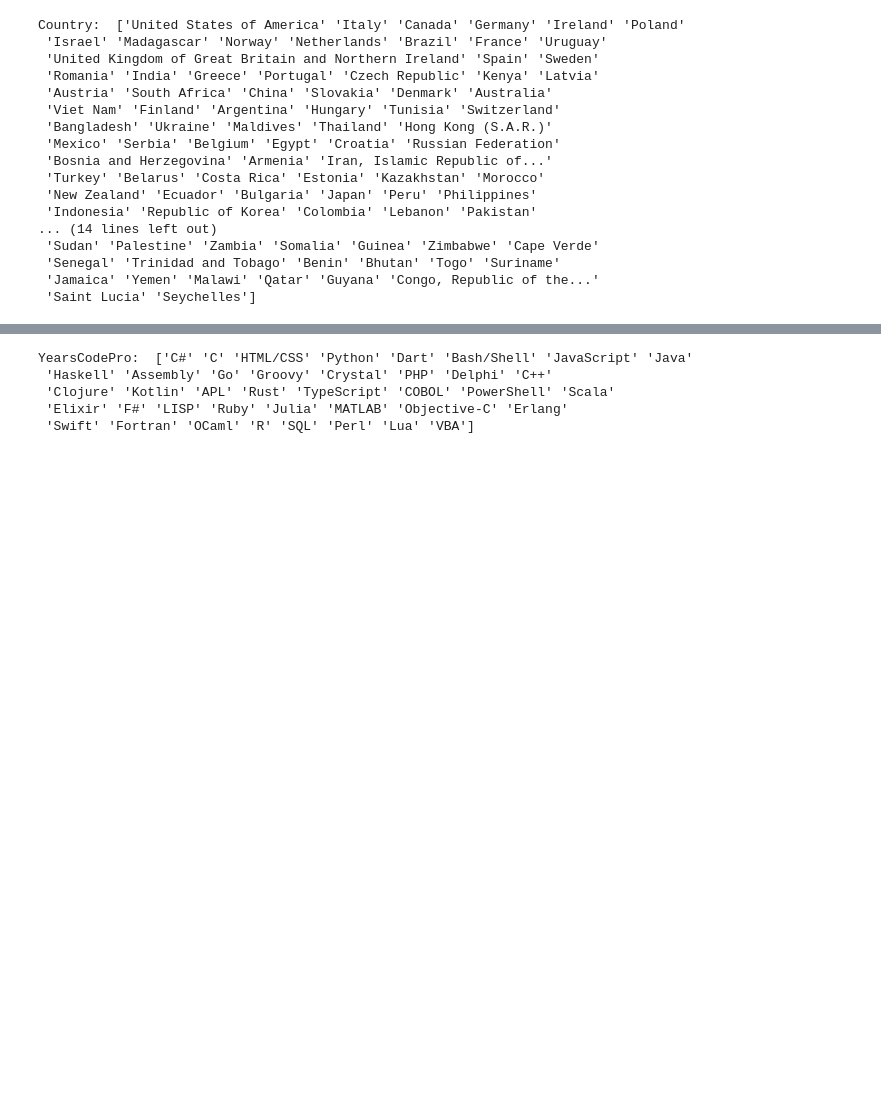
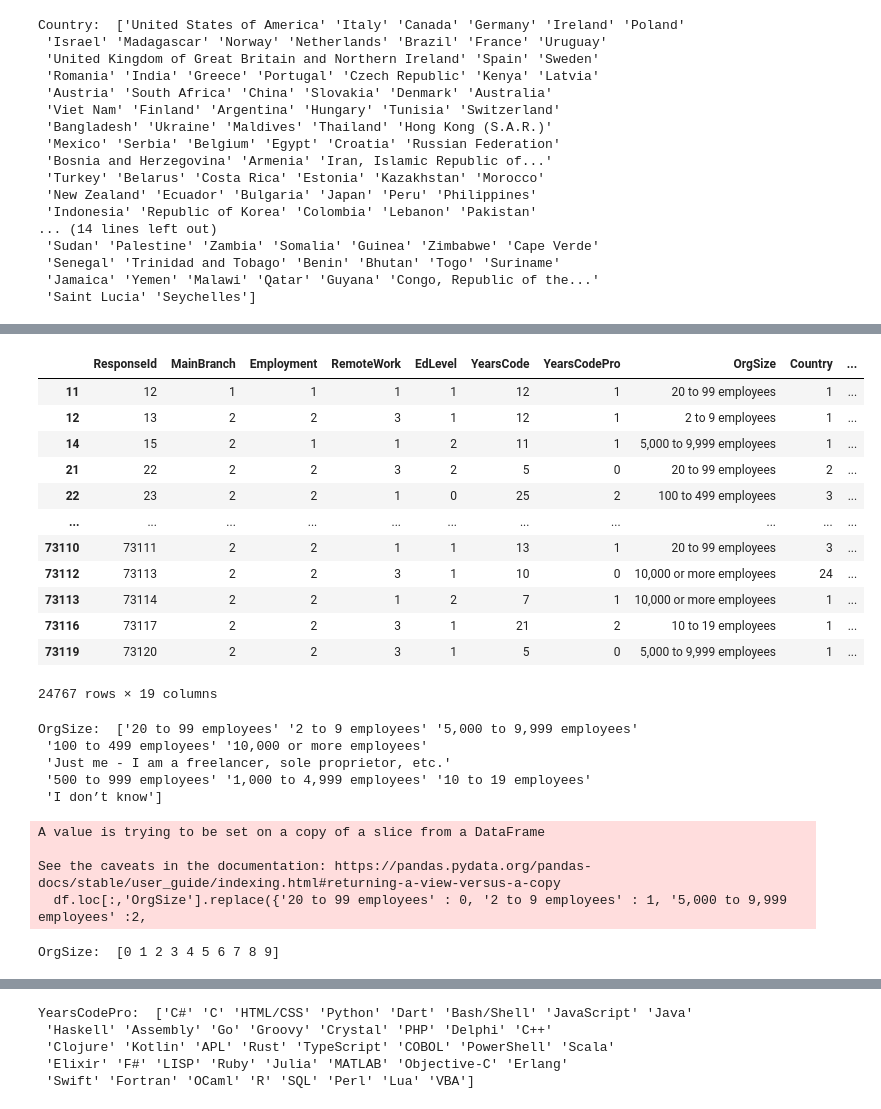
Before and after one commit to tomasohCHOM/PredictMyTechSalary, a Jupyter notebook: Data_Cleaning.ipynb, the cells around one changed output, grey strips where cells are left out. Cells and saved outputs as stored; diff of their text form; code cells hidden in the pictures; blank space fills up the shorter version.

Commit message:
Data cleaned

```diff
--- a/Data_Cleaning.ipynb
+++ b/Data_Cleaning.ipynb
@@ -23,7 +23,7 @@ from sklearn.metrics import confusion_matrix, classification_report
 
 
 # upload data
-df = pd.read_csv('data.csv')
+df = pd.read_csv('datacopy.csv')
 # %%
 # displaying coloums
 result = df.head(0)
@@ -188,7 +193,7 @@ EdLevel:  ['Bachelor’s degree (B.A., B.S., B.Eng., etc.)'
  'Associate degree (A.A., A.S., etc.)' 'Primary/elementary school'
  'Professional degree (JD, MD, etc.)']
 # %%
-df.loc[:,'RemoteWork'].replace({'Bachelor’s degree (B.A., B.S., B.Eng., etc.)' : 1,
+df.loc[:,'EdLevel'].replace({'Bachelor’s degree (B.A., B.S., B.Eng., etc.)' : 1,
 'Master’s degree (M.A., M.S., M.Eng., MBA, etc.)':2, 'Something else':0,
 'Secondary school (e.g. American high school, German Realschule or Gymnasium, etc.)' : 3,
 'Some college/university study without earning a degree' : 4,
@@ -285,0 +265,33 @@ LanguageHaveWorkedWith:  ['C#;HTML/CSS;JavaScript;PowerShell;Python;Rust;SQL'
+# %%
+df.loc[:,'Country'].replace({'United States of America': 1,
+                             'Italy' : 2, 'Canada' : 3, 'Germany' : 4,
+                             'Ireland' : 5, 'Poland' : 6, 'Israel' : 7, 'Madagascar' : 8,
+
+                             'Norway' : 9, 'Netherlands' : 10, 'Brazil' : 11, 'France' : 12, 'Uruguay' : 13,
+                             'United Kingdom of Great Britain and Northern Ireland' : 14, 'Spain' : 15,
+                             'Sweden' : 16, 'Romania' : 17, 'India' : 18, 'Greece' : 19, 'Portugal' : 20,
+                             'Czech Republic' : 21, 'Kenya' : 22, 'Latvia' : 23, 'Austria' : 24,
+                             'South Africa' : 25, 'China' : 26, 'Slovakia' : 27, 'Denmark' : 28, 'Australia' : 29,
+                             'Viet Nam' : 30, 'Finland' : 31, 'Argentina' : 32, 'Hungary' : 33, 'Tunisia' : 34,
+                             'Switzerland' : 35, 'Bangladesh' : 36, 'Ukraine' : 37, 'Maldives' : 38,
+                             'Thailand' : 39, 'Hong Kong (S.A.R.)' : 40, 'Mexico' : 41, 'Serbia' : 42, 'Belgium' : 43,
+                             'Egypt' : 44, 'Croatia' : 45, 'Russian Federation' : 46, 'Bosnia and Herzegovina' : 47,
+                             'Armenia' : 48, 'Iran, Islamic Republic of...' : 49, 'Turkey' : 50, 'Belarus' : 51,
+                             'Costa Rica' : 52, 'Estonia' : 53, 'Kazakhstan' : 54, 'Morocco' : 55, 'New Zealand' : 56,
+                             'Ecuador' : 57, 'Bulgaria' : 58, 'Japan' : 59, 'Peru' : 60, 'Philippines' : 61, 'Indonesia' : 62,
+                             'Republic of Korea' : 63, 'Colombia' : 64, 'Lebanon' : 65, 'Pakistan' : 66, 'Guatemala' : 67,
+                             'Chile' : 68, 'Nepal' : 69, 'Jordan' : 70, 'Azerbaijan' : 71, 'Sri Lanka' : 72, 'United Arab Emirates' : 73, 'Singapore' : 74,
+                             'South Korea' : 75, 'Lithuania' : 76, 'Taiwan' : 77, 'Saudi Arabia' : 78, 'Slovenia' : 79, 'Nigeria' : 80,
+                             'Malaysia' : 81, 'Ethiopia' : 82, 'Cyprus' : 83, 'Andorra' : 84, 'Luxembourg' : 85, 'The former Yugoslav Republic of Macedonia' : 86,
+                             'Syrian Arab Republic' : 87, 'Montenegro' : 88, 'Cambodia' : 89, 'Fiji' : 90, 'Mongolia' : 91,
+                             'Tajikistan' : 92, 'Timor-Leste' : 93, 'Afghanistan' : 94, 'United Republic of Tanzania' : 95,
+                             'Ghana' : 96, 'Cameroon' : 97, 'Kosovo' : 98, 'Turkmenistan' : 99, 'Republic of Moldova' : 100, 'Botswana' : 101,
+                             'Albania' : 102, 'Myanmar' : 103, 'Georgia' : 104, 'Dominican Republic' : 105, 'Rwanda' : 106, 'Malta' : 107,
+                             'Venezuela, Bolivarian Republic of...' : 108, 'El Salvador' : 109, 'Bolivia' : 110, 'Isle of Man' : 111, 'Algeria' : 112, 'Mali' : 113,
+                             'Panama' : 114, "Lao People's Democratic Republic" : 115, 'Iceland' : 116, 'Honduras' : 117, 'Bahrain' : 118,
+                             'Paraguay' : 119, 'Cuba' : 120, 'Democratic Republic of the Congo' : 121, "Côte d'Ivoire" : 122, 'Uganda' : 123, 'Mauritius' : 124, 'Nicaragua' : 125, 'Uzbekistan' : 126, 'Iraq' : 127, 'Kyrgyzstan' : 128, 'Mozambique' : 129,
+                             'Kuwait' : 130, 'Libyan Arab Jamahiriya' : 131, 'Angola' : 132, 'Nomadic' : 133, 'Oman' : 134, 'Sudan' : 135,
+                             'Palestine' : 136, 'Zambia' : 137, 'Somalia' : 138, 'Guinea' : 139, 'Zimbabwe' : 140, 'Cape Verde' : 141,
+                             'Senegal' : 142, 'Trinidad and Tobago' : 143, 'Benin' : 144, 'Bhutan' : 145, 'Togo' : 146, 'Suriname' : 147,
+                             'Jamaica' : 148, 'Yemen' : 149, 'Malawi' : 150, 'Qatar' : 151, 'Guyana' : 152, 'Congo, Republic of the...' : 153,
+                             'Saint Lucia' : 154, 'Seychelles' : 155}, inplace=True)
@@ -285,0 +316,39 @@ LanguageHaveWorkedWith:  ['C#;HTML/CSS;JavaScript;PowerShell;Python;Rust;SQL'
+# %%
+df
+# %% [output]
+|  | ResponseId | MainBranch | Employment | RemoteWork | EdLevel | YearsCode | YearsCodePro | OrgSize | Country | ... |
+| 11 | 12 | 1 | 1 | 1 | 1 | 12 | 1 | 20 to 99 employees | 1 | ... |
+| 12 | 13 | 2 | 2 | 3 | 1 | 12 | 1 | 2 to 9 employees | 1 | ... |
+| 14 | 15 | 2 | 1 | 1 | 2 | 11 | 1 | 5,000 to 9,999 employees | 1 | ... |
+| 21 | 22 | 2 | 2 | 3 | 2 | 5 | 0 | 20 to 99 employees | 2 | ... |
+| 22 | 23 | 2 | 2 | 1 | 0 | 25 | 2 | 100 to 499 employees | 3 | ... |
+| ... | ... | ... | ... | ... | ... | ... | ... | ... | ... | ... |
+| 73110 | 73111 | 2 | 2 | 1 | 1 | 13 | 1 | 20 to 99 employees | 3 | ... |
+| 73112 | 73113 | 2 | 2 | 3 | 1 | 10 | 0 | 10,000 or more employees | 24 | ... |
+| 73113 | 73114 | 2 | 2 | 1 | 2 | 7 | 1 | 10,000 or more employees | 1 | ... |
+| 73116 | 73117 | 2 | 2 | 3 | 1 | 21 | 2 | 10 to 19 employees | 1 | ... |
+| 73119 | 73120 | 2 | 2 | 3 | 1 | 5 | 0 | 5,000 to 9,999 employees | 1 | ... |
+24767 rows × 19 columns
+# %%
+#let's display all unique values in 'OrgSize' column
+print('OrgSize: ', df['OrgSize'].unique())
+# %% [output]
+OrgSize:  ['20 to 99 employees' '2 to 9 employees' '5,000 to 9,999 employees'
+ '100 to 499 employees' '10,000 or more employees'
+ 'Just me - I am a freelancer, sole proprietor, etc.'
+ '500 to 999 employees' '1,000 to 4,999 employees' '10 to 19 employees'
+ 'I don’t know']
+# %%
+df.loc[:,'OrgSize'].replace({'20 to 99 employees' : 0, '2 to 9 employees' : 1, '5,000 to 9,999 employees' :2,
+    '100 to 499 employees':3,  '10,000 or more employees' : 4,'Just me - I am a freelancer, sole proprietor, etc.':5,
+    '500 to 999 employees' : 6,'1,000 to 4,999 employees':7, '10 to 19 employees':8, 'I don’t know':9  }, inplace=True)
+# %% [output]
+A value is trying to be set on a copy of a slice from a DataFrame
+
+See the caveats in the documentation: https://pandas.pydata.org/pandas-docs/stable/user_guide/indexing.html#returning-a-view-versus-a-copy
+  df.loc[:,'OrgSize'].replace({'20 to 99 employees' : 0, '2 to 9 employees' : 1, '5,000 to 9,999 employees' :2,
+# %%
+#let's display all unique values in 'OrgSize' column
+print('OrgSize: ', df['OrgSize'].unique())
+# %% [output]
+OrgSize:  [0 1 2 3 4 5 6 7 8 9]
```
Also changed, not shown: parts of 32 cells of this notebook, 1 other file.
